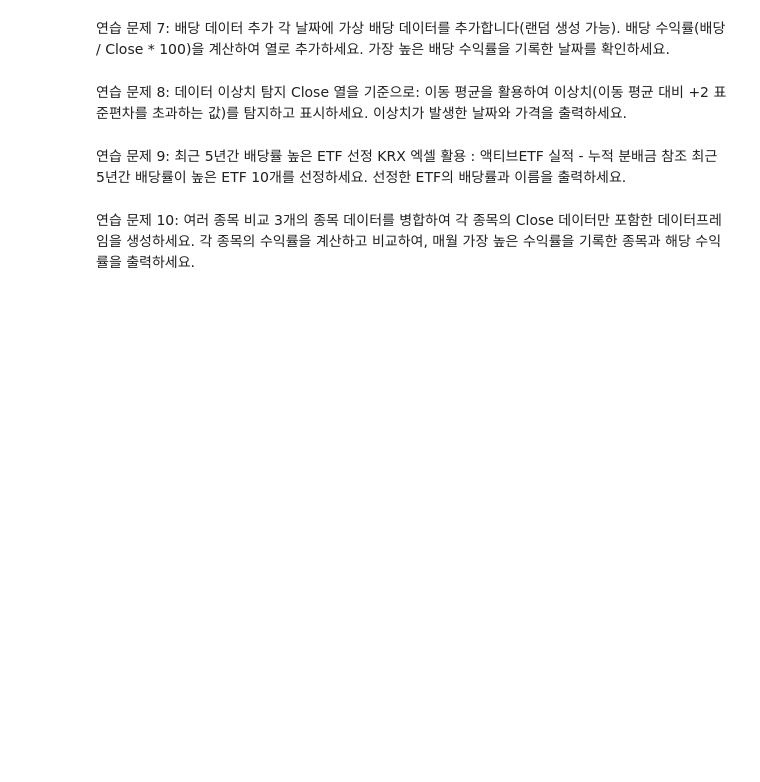
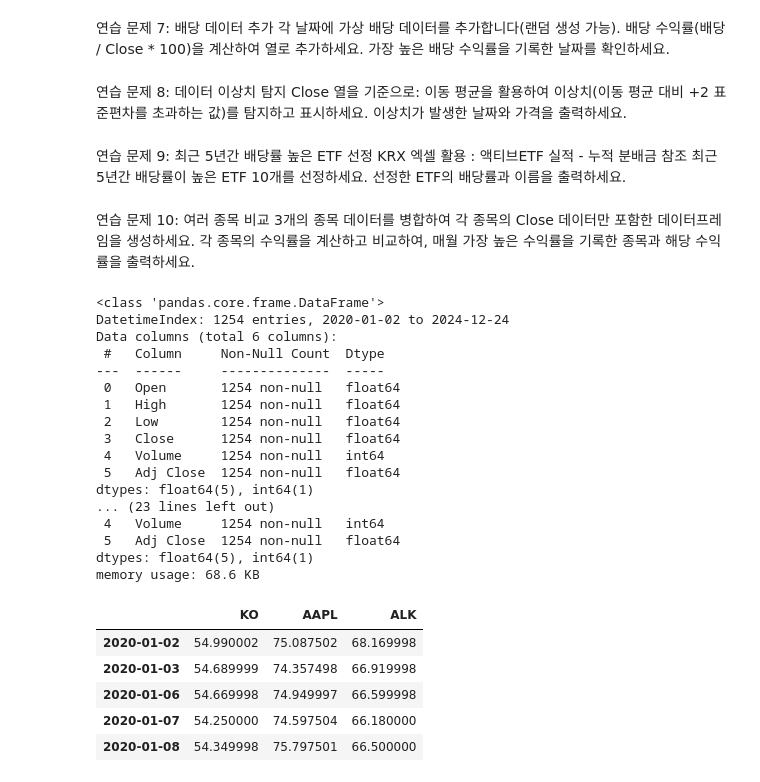
Before and after one commit to Huey-fitpet/study_pandas, a Jupyter notebook: quests/solve_shifts.ipynb, the cells around one changed output. Cells and saved outputs as stored; diff of their text form; code cells hidden in the pictures; blank space fills up the shorter version.

```diff
--- a/quests/solve_shifts.ipynb
+++ b/quests/solve_shifts.ipynb
@@ -190,3 +203,47 @@ KRX 엑셀 활용 :  액티브ETF 실적 - 누적 분배금 참조
 연습 문제 10: 여러 종목 비교
 3개의 종목 데이터를 병합하여 각 종목의 Close 데이터만 포함한 데이터프레임을 생성하세요.
 각 종목의 수익률을 계산하고 비교하여, 매월 가장 높은 수익률을 기록한 종목과 해당 수익률을 출력하세요.
+# %%
+ticker_name_list = [ # 3 개 KO cocacola, AAPL apple , Alaska Air Group, Inc. (ALK)
+    'KO',
+    'AAPL',
+    'ALK'
+]
+
+start_date_str = '2016'
+end_date_str = '2019'
+
+# data_df_list = []
+data_df = pd.DataFrame()
+for symbol in ticker_name_list:
+    df = fdr.DataReader(symbol, '2020')
+    # data_df_list.append(df)
+    data_df[f'{symbol}'] = df['Close']
+    df.info()
+
+# data_df_list[1].head()
+data_df.head()
+# %% [output]
+<class 'pandas.core.frame.DataFrame'>
+DatetimeIndex: 1254 entries, 2020-01-02 to 2024-12-24
+Data columns (total 6 columns):
+ #   Column     Non-Null Count  Dtype
+---  ------     --------------  -----
+ 0   Open       1254 non-null   float64
+ 1   High       1254 non-null   float64
+ 2   Low        1254 non-null   float64
+ 3   Close      1254 non-null   float64
+ 4   Volume     1254 non-null   int64
+ 5   Adj Close  1254 non-null   float64
+dtypes: float64(5), int64(1)
+... (23 lines left out)
+ 4   Volume     1254 non-null   int64
+ 5   Adj Close  1254 non-null   float64
+dtypes: float64(5), int64(1)
+memory usage: 68.6 KB
+|  | KO | AAPL | ALK |
+| 2020-01-02 | 54.990002 | 75.087502 | 68.169998 |
+| 2020-01-03 | 54.689999 | 74.357498 | 66.919998 |
+| 2020-01-06 | 54.669998 | 74.949997 | 66.599998 |
+| 2020-01-07 | 54.250000 | 74.597504 | 66.180000 |
+| 2020-01-08 | 54.349998 | 75.797501 | 66.500000 |
```
Also changed, not shown: parts of 9 cells of this notebook, 1 other file.
